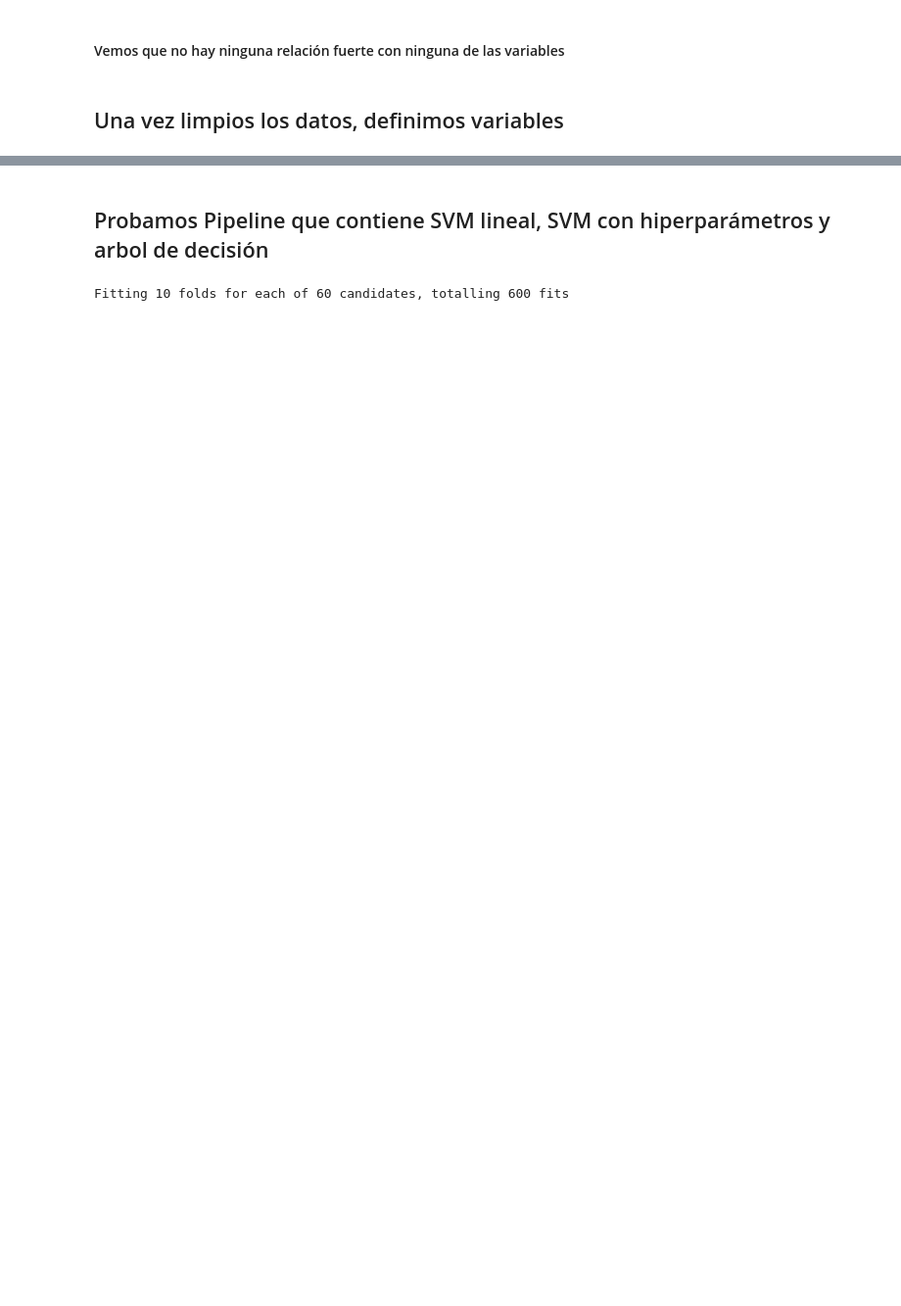
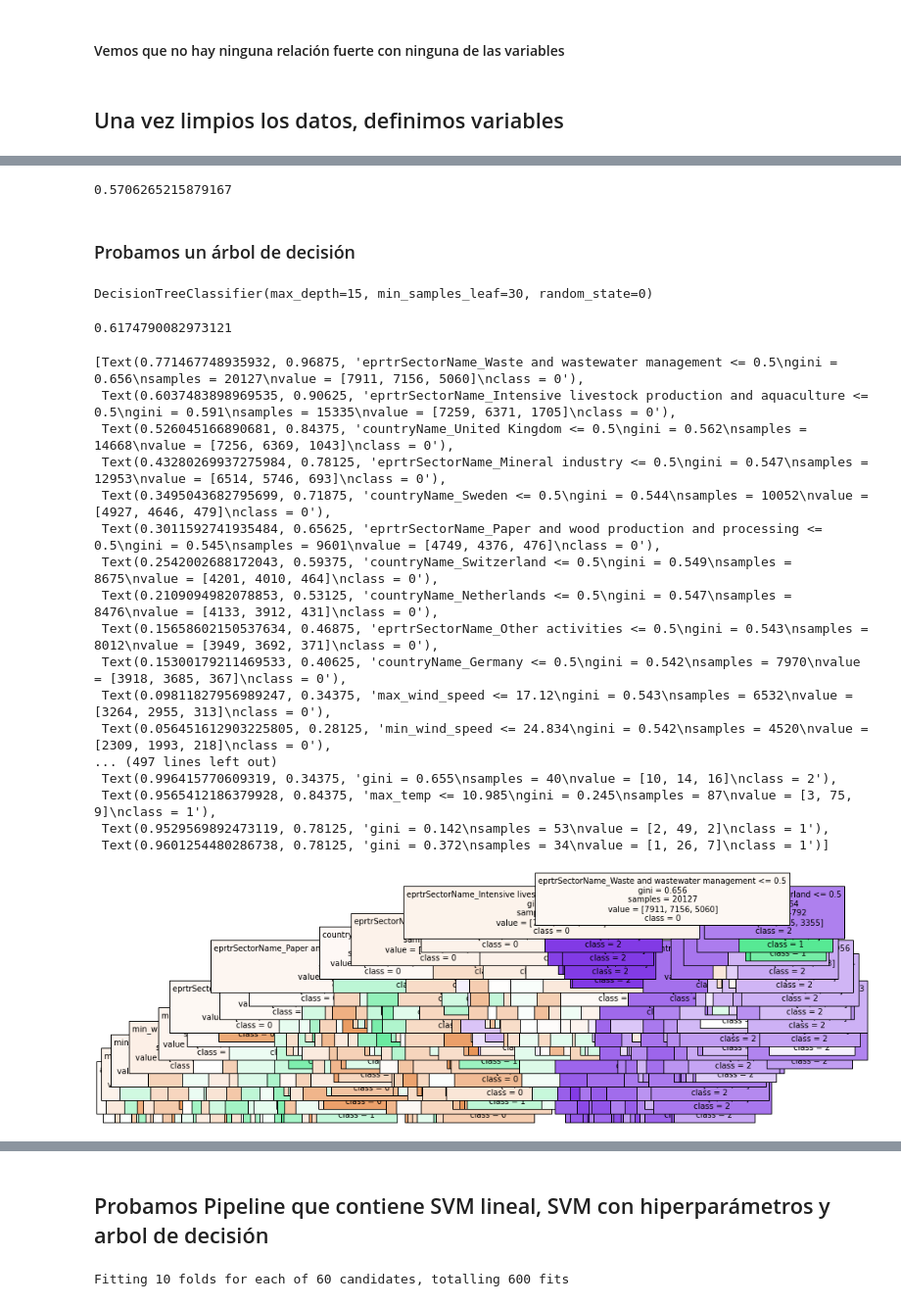
Before and after one commit to RocioRuizGonzalez/DataScience-BootcampTheBridge, a Jupyter notebook: 3-Machine Learning/Proyecto_final_ML/predict-the-pollutant-the-bridge/Proyecto_final_ML.ipynb, the cells around one changed output, grey strips where cells are left out. Shown at 98% size. Saved outputs shown, nothing was run; the diff lists cells and outputs as text; code cells hidden in the pictures; blank space fills up the shorter version.

```diff
--- a/3-Machine Learning/Proyecto_final_ML/predict-the-pollutant-the-bridge/Proyecto_final_ML.ipynb
+++ b/3-Machine Learning/Proyecto_final_ML/predict-the-pollutant-the-bridge/Proyecto_final_ML.ipynb
@@ -151,0 +167,45 @@ LinearSVC(C=1, loss='hinge', max_iter=1500)
+# %%
+y_hat = svc1.predict(X)
+acc = accuracy_score(y_true=y, y_pred=y_hat)
+acc
+# %% [output]
+0.5706265215879167
+# %% [markdown]
+### Probamos un árbol de decisión
+# %%
+from sklearn.tree import DecisionTreeClassifier
+
+tree = DecisionTreeClassifier(max_depth=15, random_state=0, min_samples_leaf=30)
+tree.fit(X, y)
+# %% [output]
+DecisionTreeClassifier(max_depth=15, min_samples_leaf=30, random_state=0)
+# %%
+y_hat = tree.predict(X)
+acc = accuracy_score(y_true=y, y_pred=y_hat)
+acc
+# %% [output]
+0.6174790082973121
+# %%
+from sklearn.tree import plot_tree
+
+plt.figure(figsize=(15,5))
+plot_tree(tree, feature_names=X.columns, class_names=['0','1','2'], filled=True, fontsize=10)
+# %% [output]
+[Text(0.771467748935932, 0.96875, 'eprtrSectorName_Waste and wastewater management <= 0.5\ngini = 0.656\nsamples = 20127\nvalue = [7911, 7156, 5060]\nclass = 0'),
+ Text(0.6037483898969535, 0.90625, 'eprtrSectorName_Intensive livestock production and aquaculture <= 0.5\ngini = 0.591\nsamples = 15335\nvalue = [7259, 6371, 1705]\nclass = 0'),
+ Text(0.526045166890681, 0.84375, 'countryName_United Kingdom <= 0.5\ngini = 0.562\nsamples = 14668\nvalue = [7256, 6369, 1043]\nclass = 0'),
+ Text(0.43280269937275984, 0.78125, 'eprtrSectorName_Mineral industry <= 0.5\ngini = 0.547\nsamples = 12953\nvalue = [6514, 5746, 693]\nclass = 0'),
+ Text(0.3495043682795699, 0.71875, 'countryName_Sweden <= 0.5\ngini = 0.544\nsamples = 10052\nvalue = [4927, 4646, 479]\nclass = 0'),
+ Text(0.3011592741935484, 0.65625, 'eprtrSectorName_Paper and wood production and processing <= 0.5\ngini = 0.545\nsamples = 9601\nvalue = [4749, 4376, 476]\nclass = 0'),
+ Text(0.2542002688172043, 0.59375, 'countryName_Switzerland <= 0.5\ngini = 0.549\nsamples = 8675\nvalue = [4201, 4010, 464]\nclass = 0'),
+ Text(0.2109094982078853, 0.53125, 'countryName_Netherlands <= 0.5\ngini = 0.547\nsamples = 8476\nvalue = [4133, 3912, 431]\nclass = 0'),
+ Text(0.15658602150537634, 0.46875, 'eprtrSectorName_Other activities <= 0.5\ngini = 0.543\nsamples = 8012\nvalue = [3949, 3692, 371]\nclass = 0'),
+ Text(0.15300179211469533, 0.40625, 'countryName_Germany <= 0.5\ngini = 0.542\nsamples = 7970\nvalue = [3918, 3685, 367]\nclass = 0'),
+ Text(0.09811827956989247, 0.34375, 'max_wind_speed <= 17.12\ngini = 0.543\nsamples = 6532\nvalue = [3264, 2955, 313]\nclass = 0'),
+ Text(0.056451612903225805, 0.28125, 'min_wind_speed <= 24.834\ngini = 0.542\nsamples = 4520\nvalue = [2309, 1993, 218]\nclass = 0'),
+... (497 lines left out)
+ Text(0.996415770609319, 0.34375, 'gini = 0.655\nsamples = 40\nvalue = [10, 14, 16]\nclass = 2'),
+ Text(0.9565412186379928, 0.84375, 'max_temp <= 10.985\ngini = 0.245\nsamples = 87\nvalue = [3, 75, 9]\nclass = 1'),
+ Text(0.9529569892473119, 0.78125, 'gini = 0.142\nsamples = 53\nvalue = [2, 49, 2]\nclass = 1'),
+ Text(0.9601254480286738, 0.78125, 'gini = 0.372\nsamples = 34\nvalue = [1, 26, 7]\nclass = 1')]
+[figure, added]
```
Also changed, not shown: parts of 41 cells of this notebook, 3 other files.
